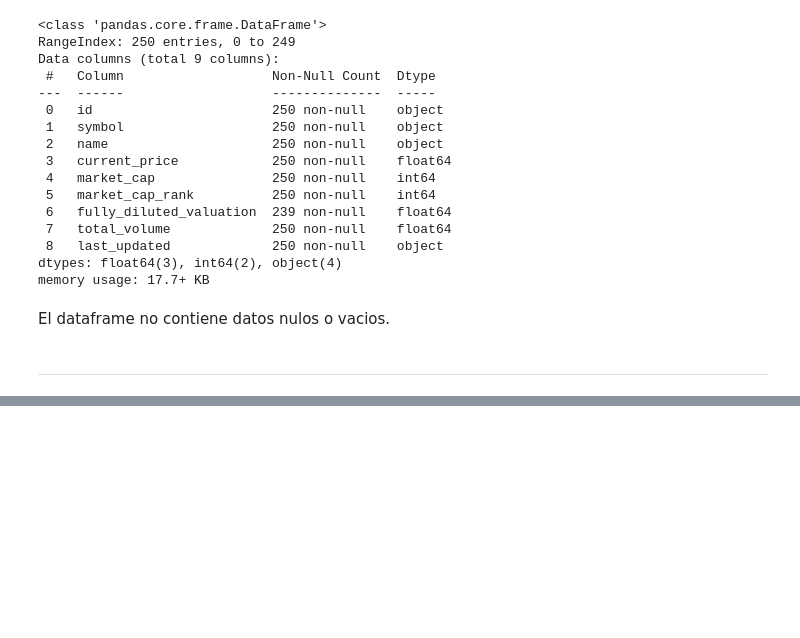
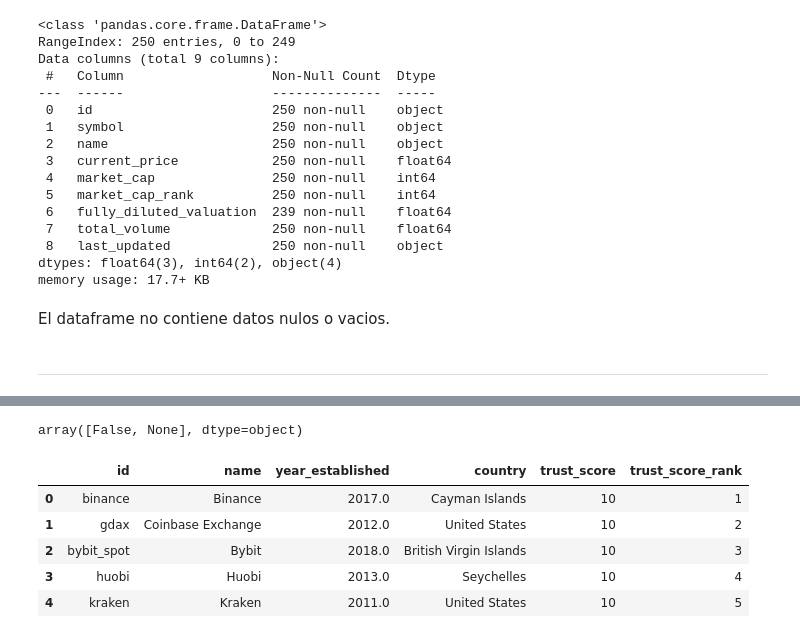
Before and after one commit to Galo0000/Analitics_Proyect_Cryptocurrency, a Jupyter notebook: Extract_data.ipynb, the cells around one changed output, grey strips where cells are left out. Cells and saved outputs as stored; diff of their text form; code cells hidden in the pictures; blank space fills up the shorter version.

```diff
--- a/Extract_data.ipynb
+++ b/Extract_data.ipynb
@@ -268,3 +268,18 @@ Data columns (total 12 columns):
  11  trade_volume_24h_btc_normalized  100 non-null    float64
 dtypes: float64(3), int64(2), object(7)
 memory usage: 9.5+ KB
+# %%
+df_exchanges['has_trading_incentive'].unique()
+# %% [output]
+array([False, None], dtype=object)
+# %%
+df_exchanges.drop(['url','image','trade_volume_24h_btc','trade_volume_24h_btc_normalized','description','has_trading_incentive'],axis=1,inplace=True)
+# %%
+df_exchanges.head()
+# %% [output]
+|  | id | name | year_established | country | trust_score | trust_score_rank |
+| 0 | binance | Binance | 2017.0 | Cayman Islands | 10 | 1 |
+| 1 | gdax | Coinbase Exchange | 2012.0 | United States | 10 | 2 |
+| 2 | bybit_spot | Bybit | 2018.0 | British Virgin Islands | 10 | 3 |
+| 3 | huobi | Huobi | 2013.0 | Seychelles | 10 | 4 |
+| 4 | kraken | Kraken | 2011.0 | United States | 10 | 5 |
```
Also changed, not shown: parts of 2 cells of this notebook.
